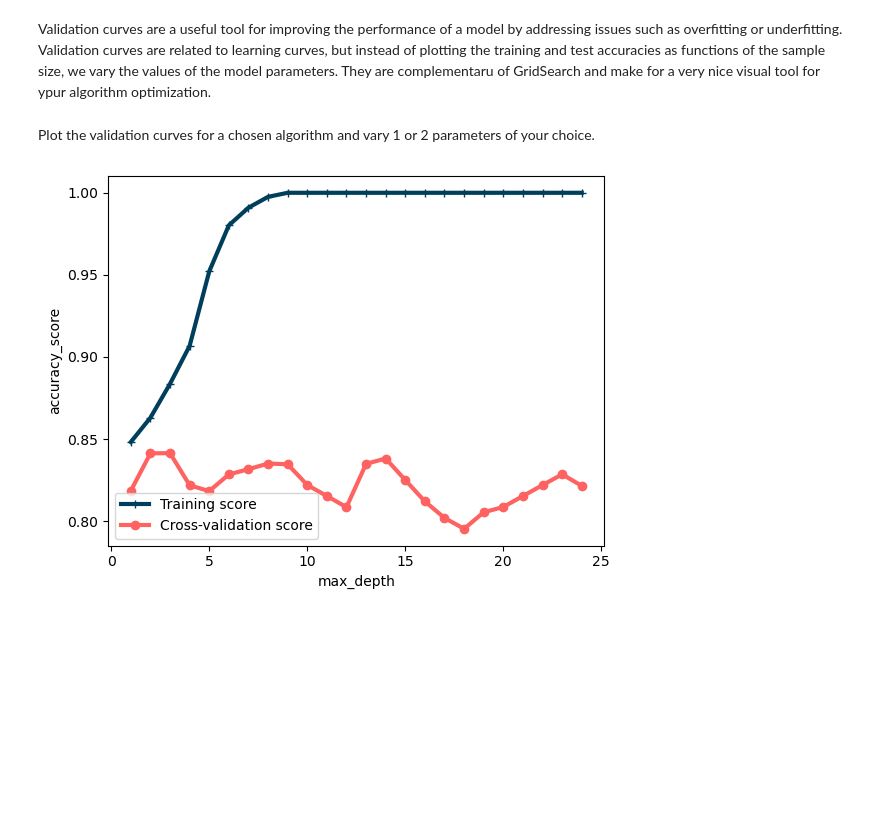
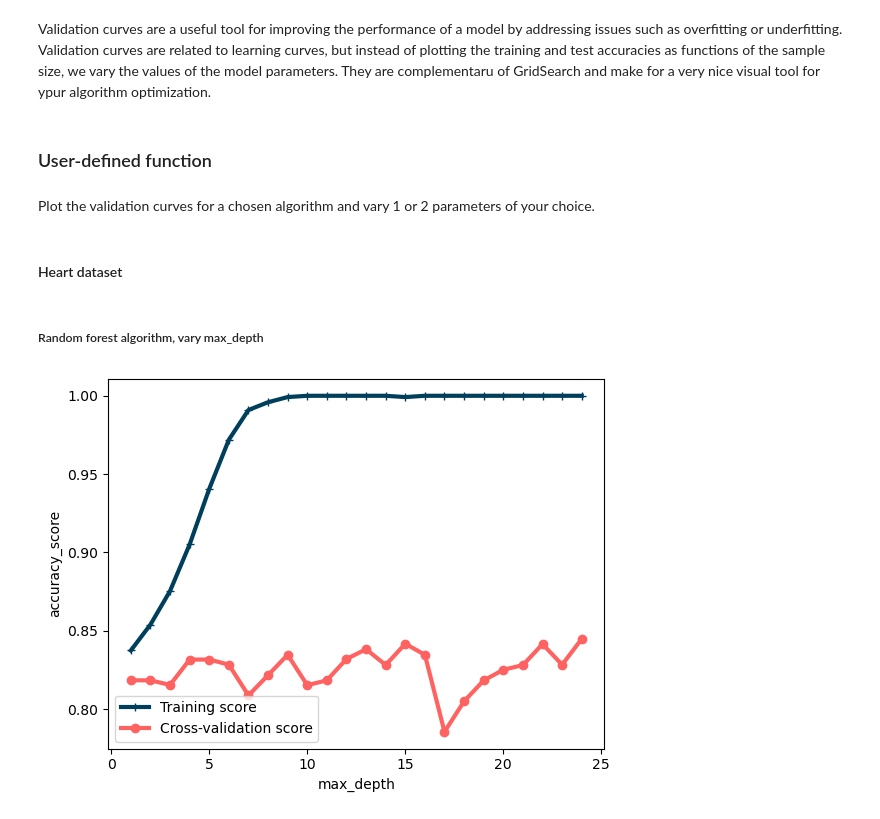
Before and after one commit to clarka34/12_machine_learning, a Jupyter notebook: ML3 - Implémentation Algo/ML3.1 - Algorithms Kit Eleve.ipynb, the cells around one changed output. Drawn from its saved outputs; the diff is of its cells as text; code cells hidden in the pictures; blank space fills up the shorter version.

```diff
--- a/ML3 - Implémentation Algo/ML3.1 - Algorithms Kit Eleve.ipynb
+++ b/ML3 - Implémentation Algo/ML3.1 - Algorithms Kit Eleve.ipynb
@@ -515,12 +515,8 @@ plot_learning_curve(estimator, X, y, train_s, cv=5)
 ## Validation curves
 # %% [markdown]
 Validation curves are a useful tool for improving the performance of a model by addressing issues such as overfitting or underfitting. Validation curves are related to learning curves, but instead of plotting the training and test accuracies as functions of the sample size, we vary the values of the model parameters. They are complementaru of GridSearch and make for a very nice visual tool for ypur algorithm optimization.
-# %%
-from sklearn.model_selection import validation_curve
-def plot_validation_curve(estimator, title, X, y, axes=None, ylim=None, cv=None, n_jobs=None, param_range=None, paran_name=None):
-
-    # create your method to plot your learning curves using the sklearn method validation_curve()
-    pass
+# %% [markdown]
+### User-defined function
 # %%
 def plot_validation_curve(estimator, X, y, param_name=None, param_range=None, error_metric='accuracy_score', cv=None):
     train_score_means = []
@@ -542,7 +538,11 @@ def plot_validation_curve(estimator, X, y, param_name=None, param_range=None, er
             y_train, y_val = y_subset.iloc[train_index], y_subset.iloc[val_index]
 
             # Fit the model on the training set of the fold
-            setattr(estimator, param_name, param)
+            try:
+                setattr(estimator.named_steps['classifier'], param_name, param)
+            except:
+                setattr(estimator, param_name, param)
+
             estimator.fit(X_train, y_train)
 
             # Evaluate and store the result
@@ -558,13 +558,22 @@ def plot_validation_curve(estimator, X, y, param_name=None, param_range=None, er
     plt.legend()
     plt.xlabel(param_name)
     plt.ylabel(error_metric)
+
+    return train_score_means, val_score_means
 # %% [markdown]
 Plot the validation curves for a chosen algorithm and vary 1 or 2 parameters of your choice.
+# %% [markdown]
+#### Heart dataset
+# %% [markdown]
+##### Random forest algorithm, vary max_depth
 # %%
-model_rf =  RandomForestClassifier(n_jobs=-1)
+model_rf = Pipeline([
+    ('preprocessing', preprocessor),
+    ('classifier', RandomForestClassifier(n_jobs=-1))
+])
 
-max_depth = np.arange(1, 10)
+max_depth = np.arange(1, 25)
 
-plot_validation_curve(model_rf, X, y, param_name='max_depth', param_range=max_depth, error_metric='accuracy_score', cv=5)
+scores = plot_validation_curve(model_rf, X, y, param_name='max_depth', param_range=max_depth, error_metric='accuracy_score', cv=5)
 # %% [output]
-[figure, old version]
+[figure, new version]
```
Also changed, not shown: parts of 26 cells of this notebook, 21 other files.
